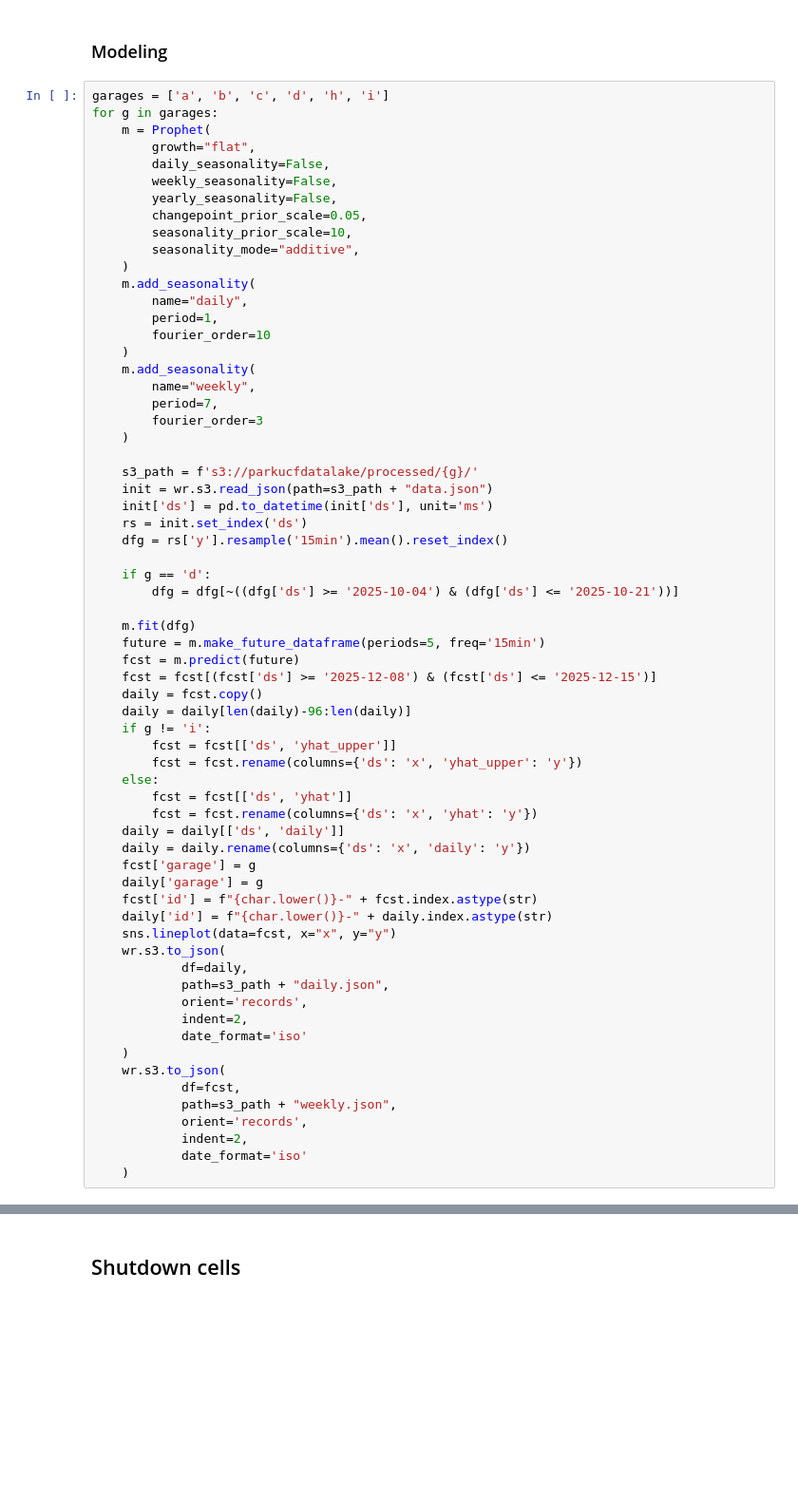
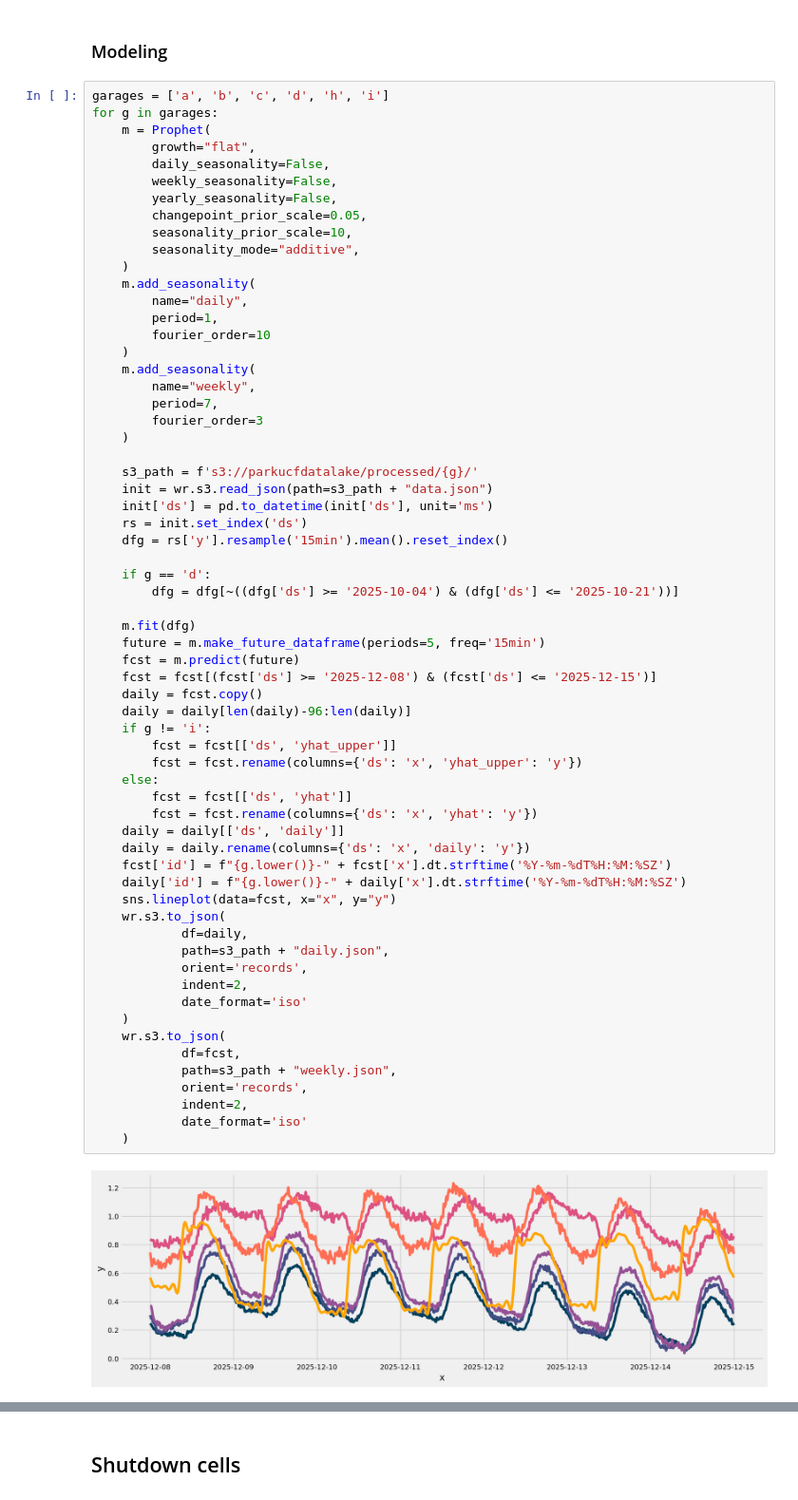
Before and after one commit to mchdich/parkUCF, a Jupyter notebook: infra/eda.ipynb, the cells around one changed output, grey strips where cells are left out. Shown at 95% size. Cells and saved outputs as stored; diff of their text form; blank space fills up the shorter version.

```diff
--- a/infra/eda.ipynb
+++ b/infra/eda.ipynb
@@ -567,37 +587,37 @@ for g in garages:
 
     m.fit(dfg)
     future = m.make_future_dataframe(periods=5, freq='15min')
     fcst = m.predict(future)
     fcst = fcst[(fcst['ds'] >= '2025-12-08') & (fcst['ds'] <= '2025-12-15')]
     daily = fcst.copy()
     daily = daily[len(daily)-96:len(daily)]
     if g != 'i':
         fcst = fcst[['ds', 'yhat_upper']]
         fcst = fcst.rename(columns={'ds': 'x', 'yhat_upper': 'y'})
     else:
         fcst = fcst[['ds', 'yhat']]
         fcst = fcst.rename(columns={'ds': 'x', 'yhat': 'y'})
     daily = daily[['ds', 'daily']]
     daily = daily.rename(columns={'ds': 'x', 'daily': 'y'})
-    fcst['garage'] = g
-    daily['garage'] = g
-    fcst['id'] = f"{char.lower()}-" + fcst.index.astype(str)
-    daily['id'] = f"{char.lower()}-" + daily.index.astype(str)
+    fcst['id'] = f"{g.lower()}-" + fcst['x'].dt.strftime('%Y-%m-%dT%H:%M:%SZ')
+    daily['id'] = f"{g.lower()}-" + daily['x'].dt.strftime('%Y-%m-%dT%H:%M:%SZ')
     sns.lineplot(data=fcst, x="x", y="y")
     wr.s3.to_json(
             df=daily,
             path=s3_path + "daily.json",
             orient='records',
             indent=2,
             date_format='iso'
     )
     wr.s3.to_json(
             df=fcst,
             path=s3_path + "weekly.json",
             orient='records',
             indent=2,
             date_format='iso'
     )
+# %% [output]
+[figure, added]
 # %%
 client = boto3.client("secretsmanager", region_name="us-east-2")
 secret = client.get_secret_value(SecretId="supabase_service_role")
```
Also changed, not shown: parts of 12 cells of this notebook, 9 other files.
